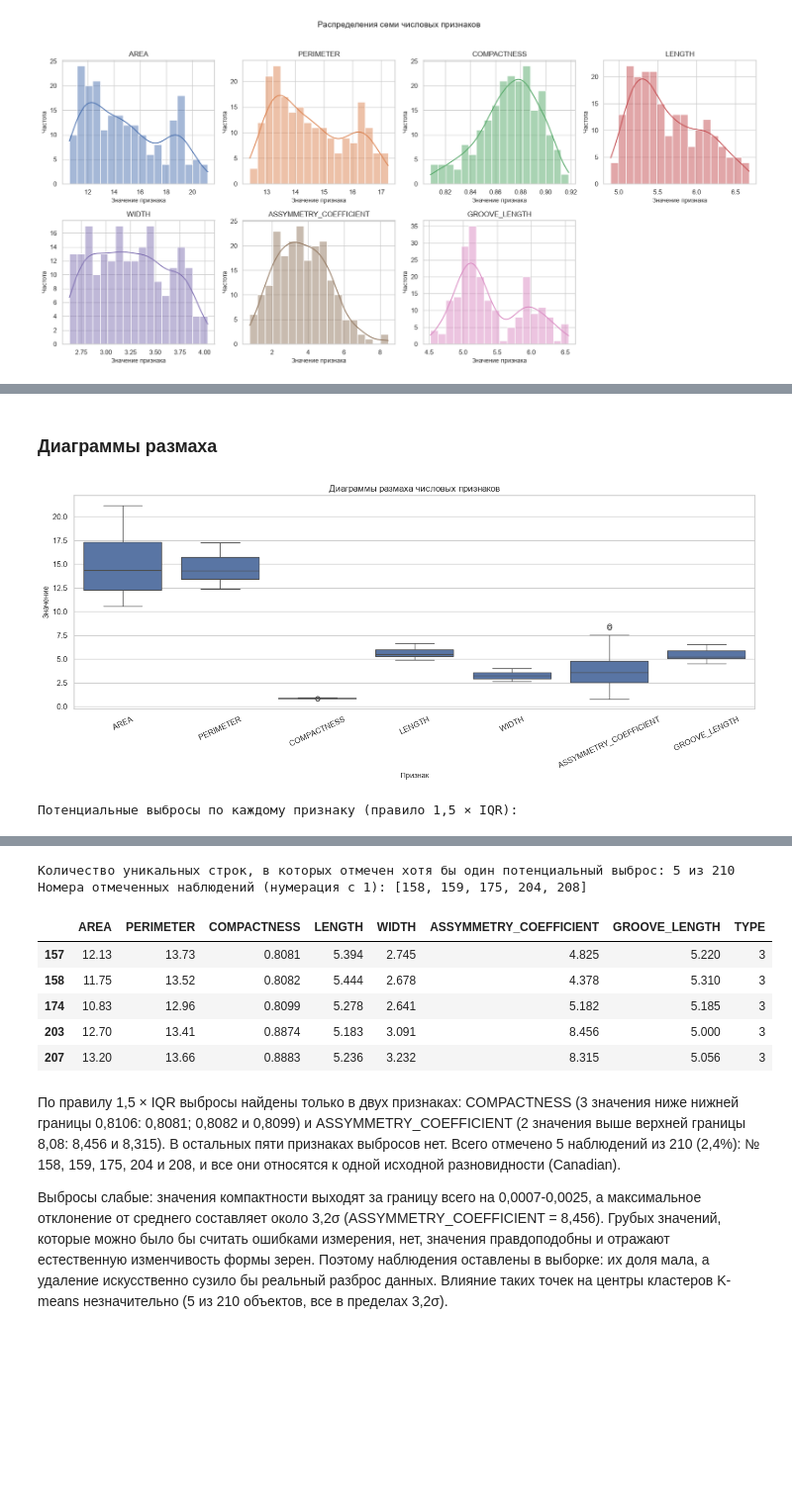
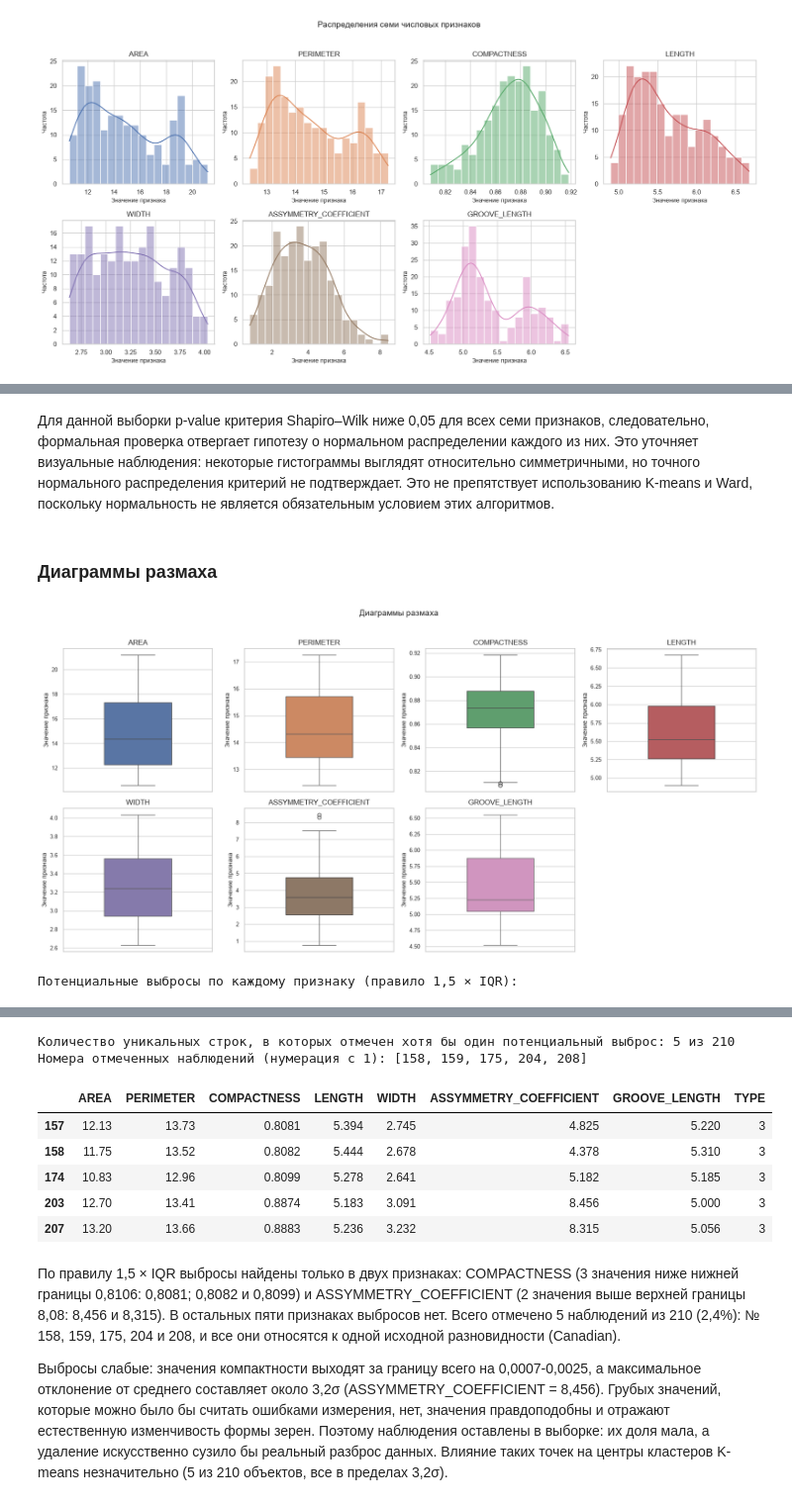
Before and after one commit to violllin/lab3_clustering, a Jupyter notebook: lab3.ipynb, the cells around one changed output, grey strips where cells are left out. Shown at 99% size. Saved outputs shown, nothing was run; the diff lists cells and outputs as text; code cells hidden in the pictures; blank space fills up the shorter version.

```diff
--- a/lab3.ipynb
+++ b/lab3.ipynb
@@ -182,0 +185,18 @@ plt.show()
+# %%
+normality_rows = []
+for feature in FEATURES:
+    statistic, p_value = shapiro(X[feature])
+    normality_rows.append({
+        'Признак': feature,
+        'Статистика Shapiro–Wilk': statistic,
+        'p-value': p_value,
+        'Вывод при α=0,05': (
+            'Нормальность отвергается' if p_value < 0.05
+            else 'Нет оснований отвергнуть нормальность'
+        )
+    })
+normality_df = pd.DataFrame(normality_rows)
+display(normality_df.style.format({
+    'Статистика Shapiro–Wilk': '{:.4f}',
+    'p-value': '{:.3e}'
+}))
@@ -183,43 +212,50 @@ plt.show()
+# %% [markdown]
+Для данной выборки p-value критерия Shapiro–Wilk ниже 0,05 для всех семи признаков, следовательно, формальная проверка отвергает гипотезу о нормальном распределении каждого из них. Это уточняет визуальные наблюдения: некоторые гистограммы выглядят относительно симметричными, но точного нормального распределения критерий не подтверждает. Это не препятствует использованию K-means и Ward, поскольку нормальность не является обязательным условием этих алгоритмов.
 # %% [markdown]
 ###  Диаграммы размаха
 # %%
-fig, ax = plt.subplots(figsize=(14, 6))
-long_X = X.melt(var_name='Признак', value_name='Значение')
-sns.boxplot(data=long_X, x='Признак', y='Значение', ax=ax)
-ax.set_title('Диаграммы размаха числовых признаков')
-ax.tick_params(axis='x', rotation=25)
+fig, axes = plt.subplots(2, 4, figsize=(17, 8))
+axes = axes.ravel()
+for i, feature in enumerate(FEATURES):
+    sns.boxplot(y=X[feature], ax=axes[i], color=sns.color_palette('deep')[i], width=0.45)
+    axes[i].set_title(feature)
+    axes[i].set_xlabel('')
+    axes[i].set_ylabel('Значение признака')
+    axes[i].tick_params(axis='y', labelsize=9)
+axes[-1].axis('off')
+fig.suptitle('Диаграммы размаха', y=1.02, fontsize=14)
 plt.tight_layout()
 plt.show()
 
 outlier_rows = []
 outlier_masks = []
 for feature in FEATURES:
     q1 = X[feature].quantile(0.25)
     q3 = X[feature].quantile(0.75)
     iqr = q3 - q1
     lower = q1 - 1.5 * iqr
     upper = q3 + 1.5 * iqr
     mask = (X[feature] < lower) | (X[feature] > upper)
     outlier_masks.append(mask)
     outlier_rows.append({
         'Признак': feature,
         'Q1': q1,
         'Q3': q3,
         'IQR': iqr,
         'Нижняя граница': lower,
         'Верхняя граница': upper,
         'Потенциальных выбросов': int(mask.sum())
     })
 outlier_df = pd.DataFrame(outlier_rows)
 row_outlier_mask = pd.concat(outlier_masks, axis=1).any(axis=1)
 print('Потенциальные выбросы по каждому признаку (правило 1,5 × IQR):')
 display(outlier_df.round(5))
 print(f'Количество уникальных строк, в которых отмечен хотя бы один потенциальный выброс: {row_outlier_mask.sum()} из {len(df)}')
 if row_outlier_mask.any():
     print('Номера отмеченных наблюдений (нумерация с 1):', (np.where(row_outlier_mask)[0] + 1).tolist())
     display(df.loc[row_outlier_mask, FEATURES + [TARGET]].round(4))
 # %% [output]
-[figure, old version]
+[figure, new version]
 Потенциальные выбросы по каждому признаку (правило 1,5 × IQR):
 |  | Признак | Q1 | Q3 | IQR | Нижняя граница | Верхняя граница | Потенциальных выбросов |
 | 0 | AREA | 12.27000 | 17.30500 | 5.03500 | 4.71750 | 24.85750 | 0 |
```
Also changed, not shown: parts of 21 cells of this notebook.
